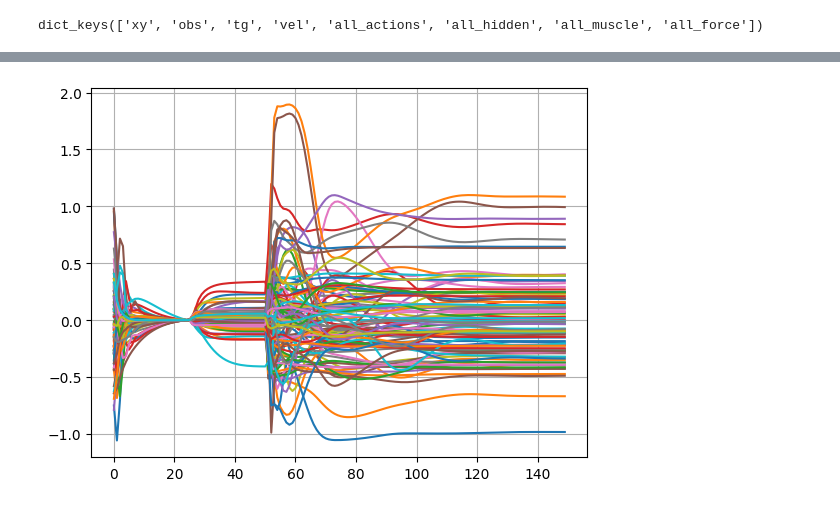
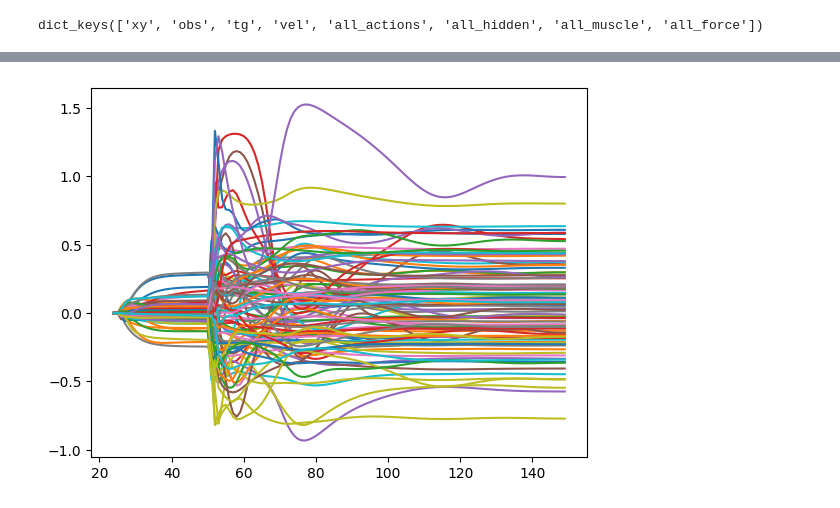
Before and after one commit to paulgribble/motornet_centerout, a Jupyter notebook: go.ipynb, the cells around one changed output, grey strips where cells are left out. Saved outputs shown, nothing was run; the diff lists cells and outputs as text; code cells hidden in the pictures.

```diff
--- a/go.ipynb
+++ b/go.ipynb
@@ -58,9 +58,8 @@ plt.show()
 # %%
 n_tgt = 24                            # 1 timestep before the target shifts
 h0 = np.tile(h[n_tgt,:],[n_time,1])   # hidden activity prior to target shift
 hh = h-h0
-plt.plot(time, hh)
-plt.grid()
+plt.plot(time[n_tgt:], hh[n_tgt:])
 plt.show()
 # %% [output]
-[figure, old version]
+[figure, new version]
```
Also changed, not shown: parts of 2 cells of this notebook.
